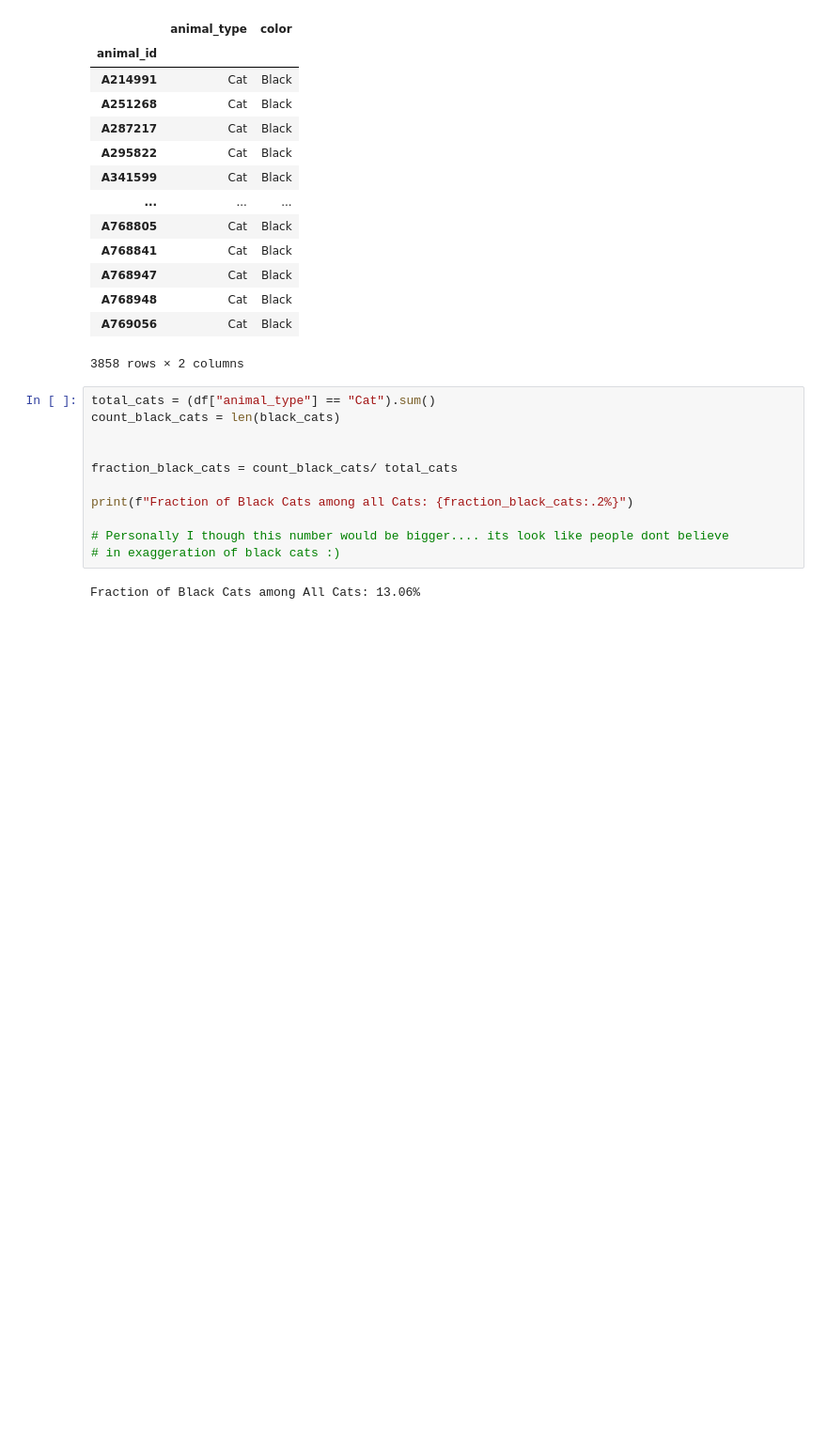
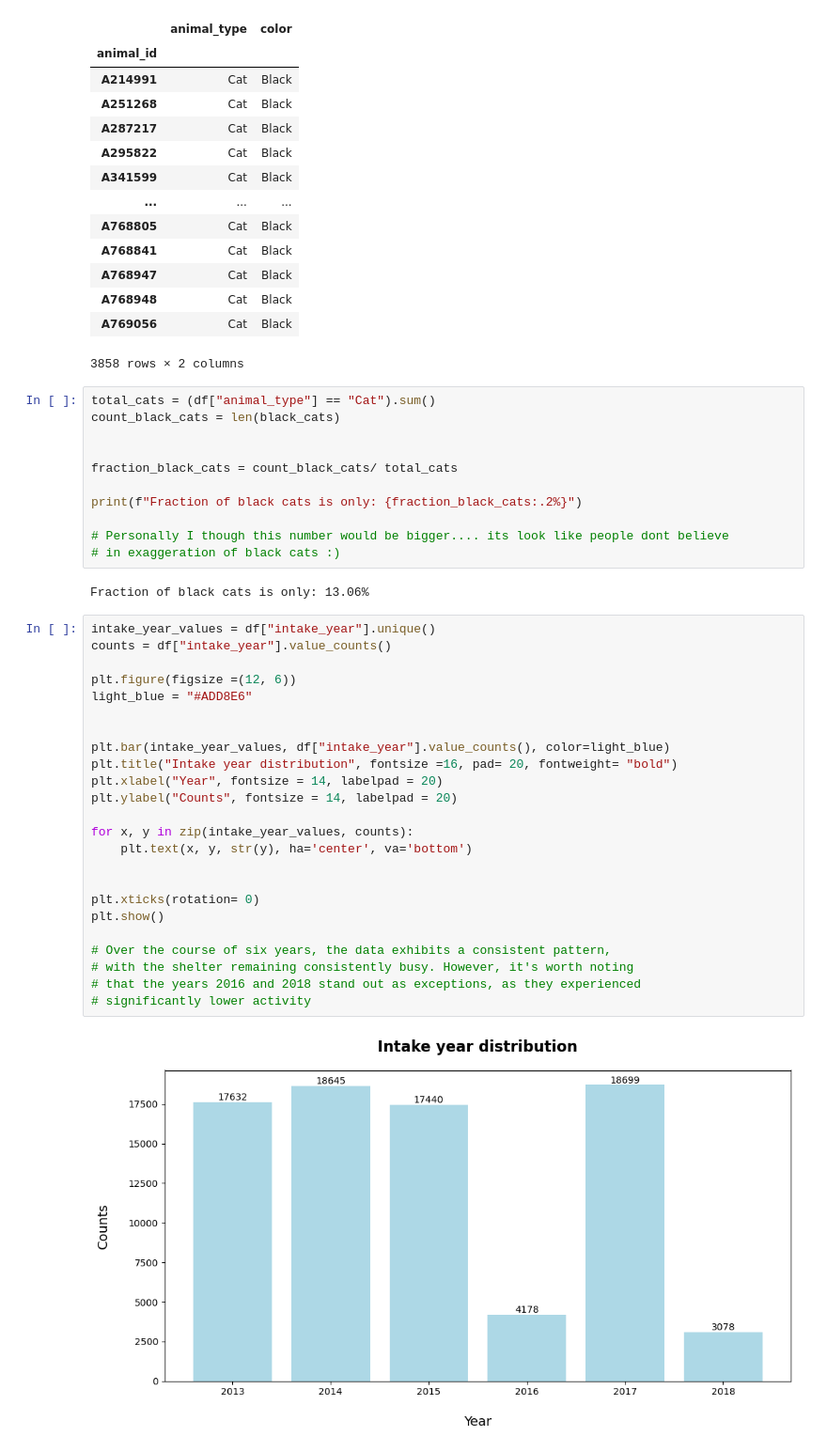
Before and after one commit to KatarinaOldakowski/Austin_Animal_Centre_Shelter, a Jupyter notebook: Austin_Animal_Centre_Shelter.ipynb, the cells around one changed output. Shown: that part at 94% size. Saved outputs shown, nothing was run; the diff lists cells and outputs as text; blank space fills up the shorter version.

```diff
--- a/Austin_Animal_Centre_Shelter.ipynb
+++ b/Austin_Animal_Centre_Shelter.ipynb
@@ -530,9 +542,35 @@ count_black_cats = len(black_cats)
 
 fraction_black_cats = count_black_cats/ total_cats
 
-print(f"Fraction of Black Cats among all Cats: {fraction_black_cats:.2%}")
+print(f"Fraction of black cats is only: {fraction_black_cats:.2%}")
 
 # Personally I though this number would be bigger.... its look like people dont believe
 # in exaggeration of black cats :)
 # %% [output]
-Fraction of Black Cats among All Cats: 13.06%
+Fraction of black cats is only: 13.06%
+# %%
+intake_year_values = df["intake_year"].unique()
+counts = df["intake_year"].value_counts()
+
+plt.figure(figsize =(12, 6))
+light_blue = "#ADD8E6"
+
+
+plt.bar(intake_year_values, df["intake_year"].value_counts(), color=light_blue)
+plt.title("Intake year distribution", fontsize =16, pad= 20, fontweight= "bold")
+plt.xlabel("Year", fontsize = 14, labelpad = 20)
+plt.ylabel("Counts", fontsize = 14, labelpad = 20)
+
+for x, y in zip(intake_year_values, counts):
+    plt.text(x, y, str(y), ha='center', va='bottom')
+
+
+plt.xticks(rotation= 0)
+plt.show()
+
+# Over the course of six years, the data exhibits a consistent pattern,
+# with the shelter remaining consistently busy. However, it's worth noting
+# that the years 2016 and 2018 stand out as exceptions, as they experienced
+# significantly lower activity
+# %% [output]
+[figure, added]
```
Also changed, not shown: parts of 5 cells of this notebook.
